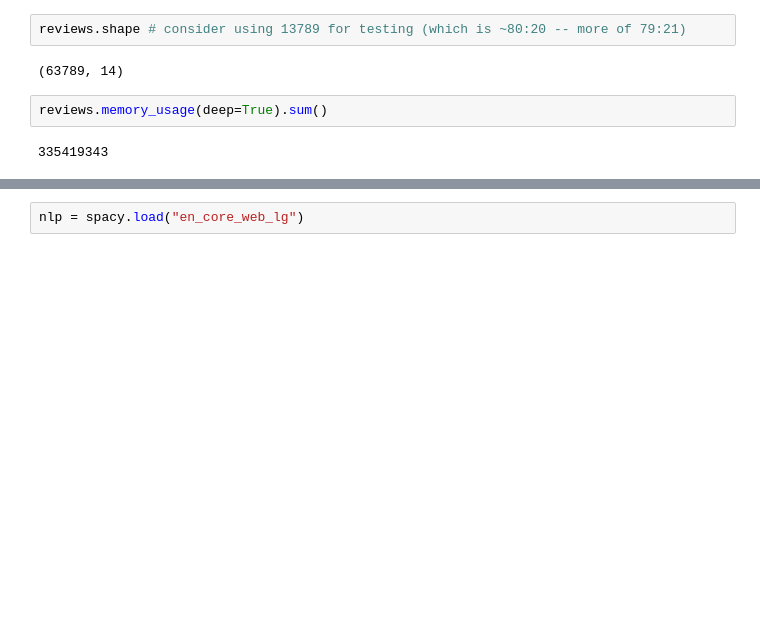
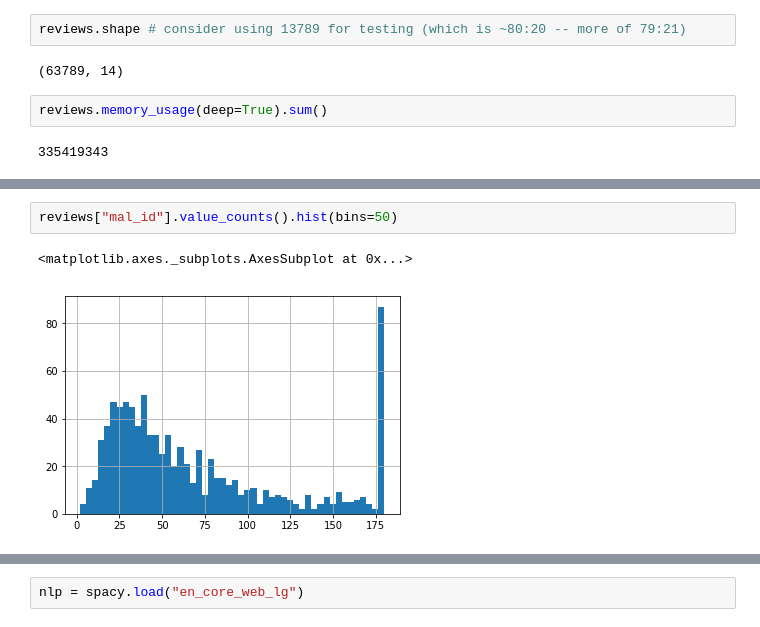
Before and after one commit to ktang012/myanimelist_data_collection, a Jupyter notebook: preprocess_reviews.ipynb, the cells around one changed output, grey strips where cells are left out. Saved outputs shown, nothing was run; the diff lists cells and outputs as text; blank space fills up the shorter version.

```diff
--- a/preprocess_reviews.ipynb
+++ b/preprocess_reviews.ipynb
@@ -212,0 +257,5 @@ reviews.memory_usage(deep=True).sum()
+# %%
+reviews["mal_id"].value_counts().hist(bins=50)
+# %% [output]
+<matplotlib.axes._subplots.AxesSubplot at 0x...>
+[figure, added]
```
Also changed, not shown: parts of 77 cells of this notebook, 1 other file.
